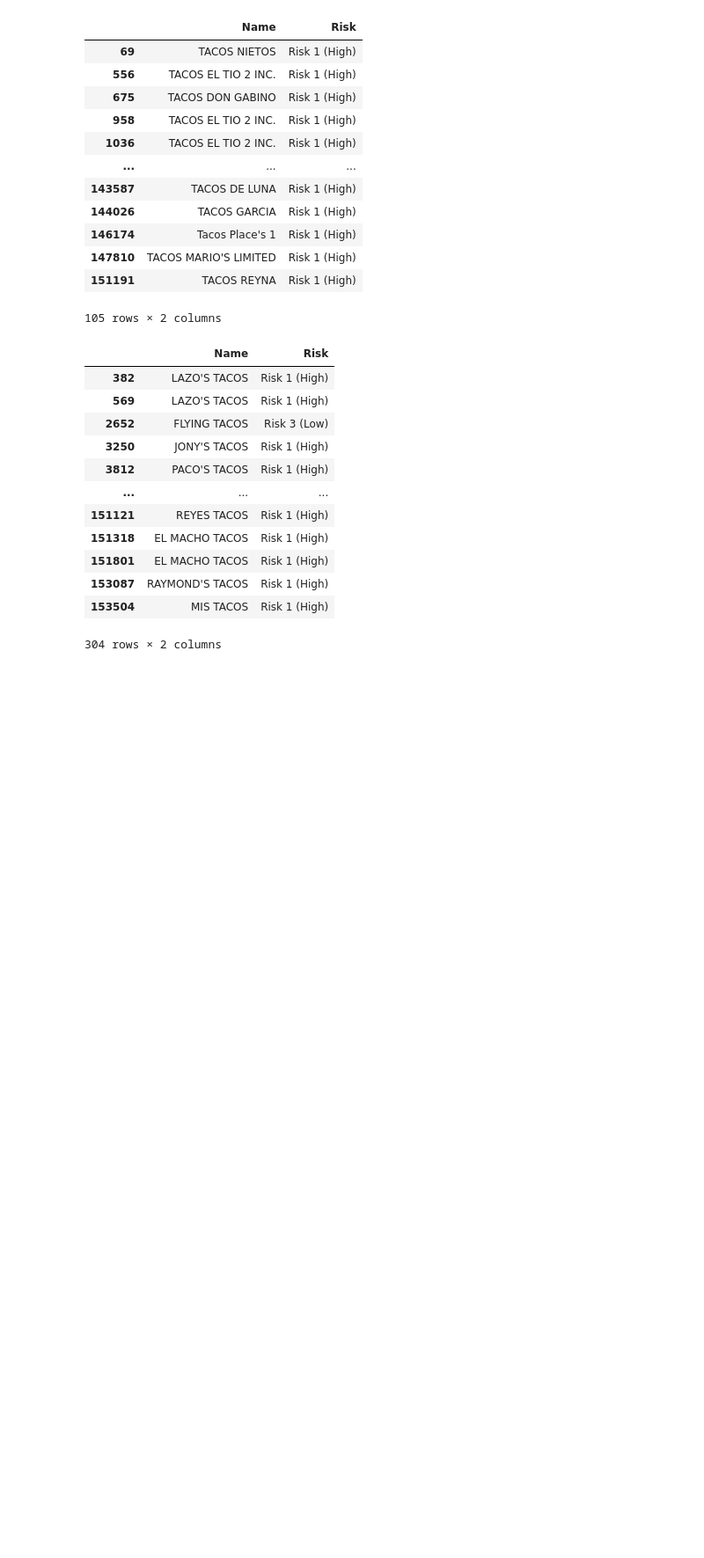
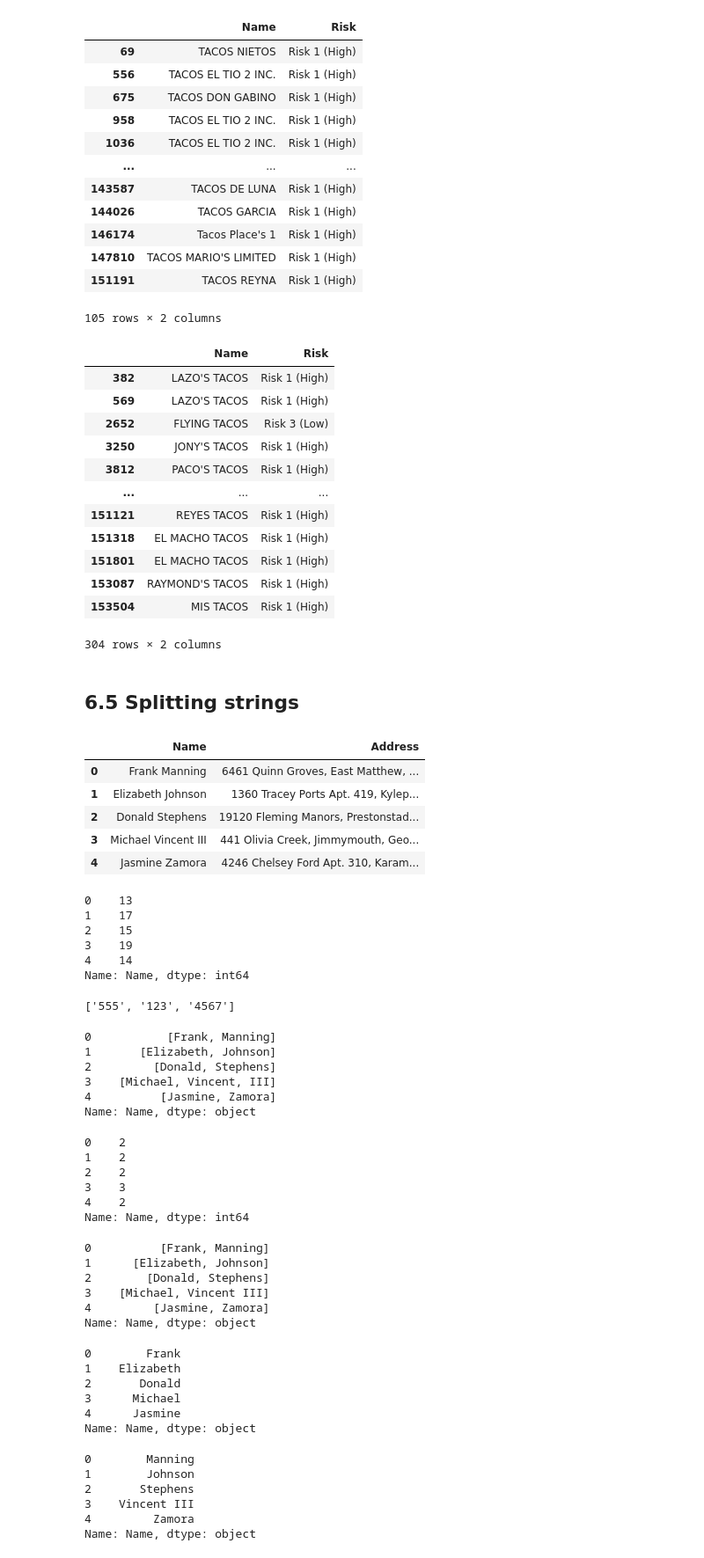
Before and after one commit to ljyGmail/pandas_in_action, a Jupyter notebook: ch06_working_with_text_data.ipynb, the cells around one changed output. Shown: that part at 88% size. Saved outputs shown, nothing was run; the diff lists cells and outputs as text; code cells hidden in the pictures; blank space fills up the shorter version.

```diff
--- a/ch06_working_with_text_data.ipynb
+++ b/ch06_working_with_text_data.ipynb
@@ -318,3 +318,77 @@ inspections[ends_with_tacos]
 | 153087 | RAYMOND'S TACOS | Risk 1 (High) |
 | 153504 | MIS TACOS | Risk 1 (High) |
 304 rows × 2 columns
+# %% [markdown]
+## 6.5 Splitting strings
+# %%
+customers = pd.read_csv("data/ch06/customers.csv")
+customers.head()
+# %% [output]
+|  | Name | Address |
+| 0 | Frank Manning | 6461 Quinn Groves, East Matthew, ... |
+| 1 | Elizabeth Johnson | 1360 Tracey Ports Apt. 419, Kylep... |
+| 2 | Donald Stephens | 19120 Fleming Manors, Prestonstad... |
+| 3 | Michael Vincent III | 441 Olivia Creek, Jimmymouth, Geo... |
+| 4 | Jasmine Zamora | 4246 Chelsey Ford Apt. 310, Karam... |
+# %%
+customers["Name"].str.len().head()
+# %% [output]
+0    13
+1    17
+2    15
+3    19
+4    14
+Name: Name, dtype: int64
+# %%
+phone_number = "555-123-4567"
+phone_number.split("-")
+# %% [output]
+['555', '123', '4567']
+# %%
+# The two lines below are equivalent
+customers["Name"].str.split(pat=" ").head()
+customers["Name"].str.split(" ").head()
+# %% [output]
+0           [Frank, Manning]
+1       [Elizabeth, Johnson]
+2         [Donald, Stephens]
+3    [Michael, Vincent, III]
+4          [Jasmine, Zamora]
+Name: Name, dtype: object
+# %%
+customers["Name"].str.split(" ").str.len().head()
+# %% [output]
+0    2
+1    2
+2    2
+3    3
+4    2
+Name: Name, dtype: int64
+# %%
+# set the maximum number of splits
+customers["Name"].str.split(pat=" ", n=1).head()
+# %% [output]
+0          [Frank, Manning]
+1      [Elizabeth, Johnson]
+2        [Donald, Stephens]
+3    [Michael, Vincent III]
+4         [Jasmine, Zamora]
+Name: Name, dtype: object
+# %%
+customers["Name"].str.split(pat=" ", n=1).str.get(0).head()
+# %% [output]
+0        Frank
+1    Elizabeth
+2       Donald
+3      Michael
+4      Jasmine
+Name: Name, dtype: object
+# %%
+customers["Name"].str.split(pat=" ", n=1).str.get(1).head()
+# %% [output]
+0        Manning
+1        Johnson
+2       Stephens
+3    Vincent III
+4         Zamora
+Name: Name, dtype: object
```
Also changed, not shown: parts of 7 cells of this notebook.
